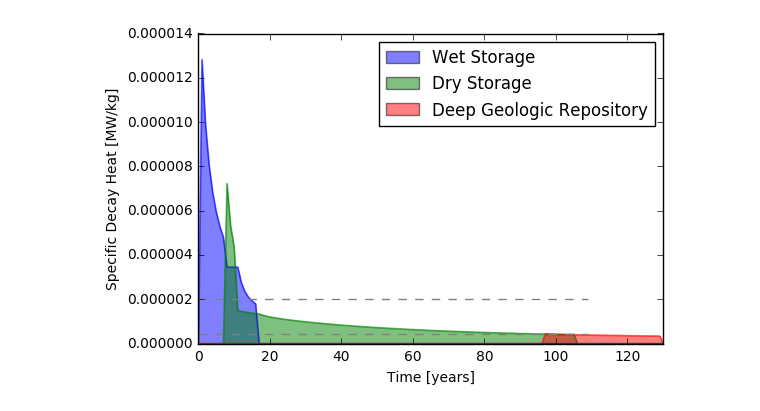
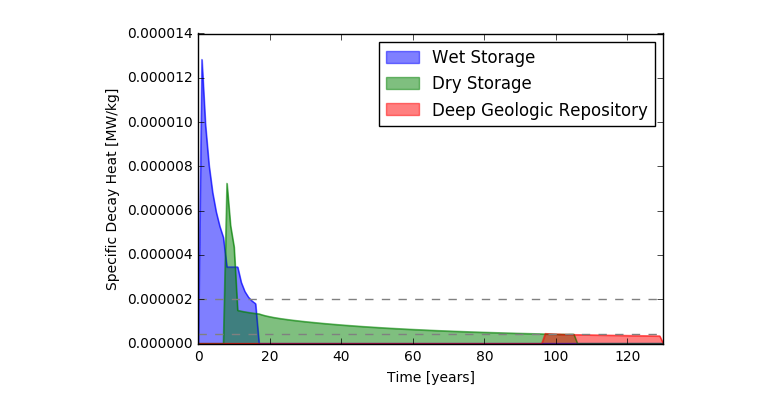
Before and after one commit to ergs/ShortTermStorage, a Jupyter notebook: Open/analysis.ipynb, the cells around one changed output. Saved outputs shown, nothing was run; the diff lists cells and outputs as text; code cells hidden in the pictures.

```diff
--- a/Open/analysis.ipynb
+++ b/Open/analysis.ipynb
@@ -32,10 +32,10 @@ plt.savefig('decayheat.png', bbox_inches='tight')
 specificdecayheat = (decayheat / storage).replace(np.nan, 0.0).replace(np.inf, 0.0)
 # %%
 ax = specificdecayheat.plot(kind='area', stacked=False)
-plt.plot([0, 109], [2.0e-6, 2.0e-6], c='gray', ls='--')
-plt.plot([0, 109], [4.2e-7, 4.2e-7], c='gray', ls='--')
+plt.plot([0, 130], [2.0e-6, 2.0e-6], c='gray', ls='--')
+plt.plot([0, 130], [4.2e-7, 4.2e-7], c='gray', ls='--')
 ax.set_xlabel('Time [years]')
 ax.set_ylabel('Specific Decay Heat [MW/kg]')
 plt.savefig('specificdecayheat.png', bbox_inches='tight')
 # %% [output]
-[figure, old version]
+[figure, new version]
```
Also changed, not shown: parts of 2 cells of this notebook, 3 other files.
